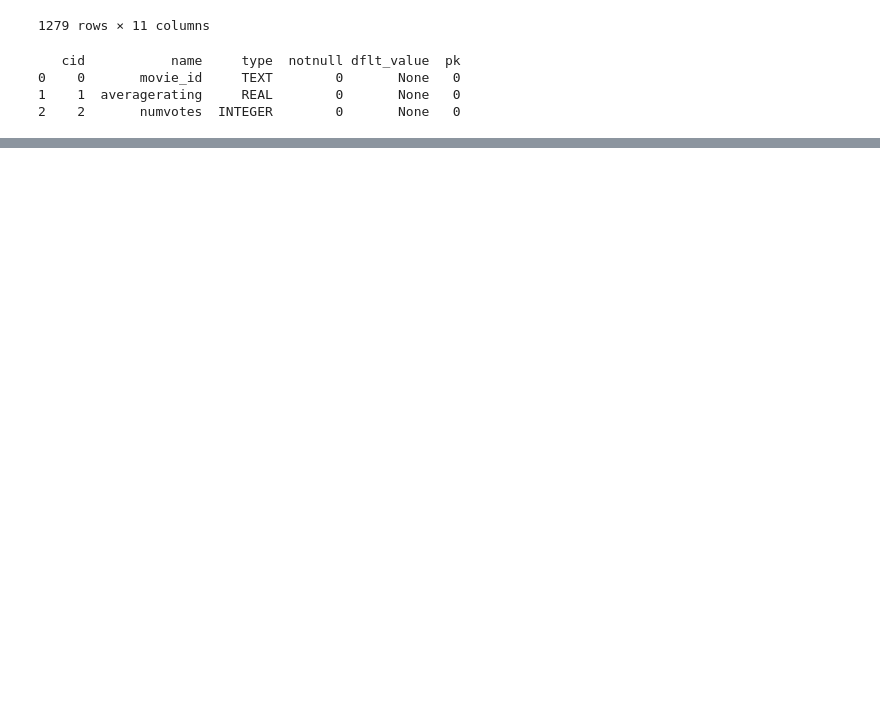
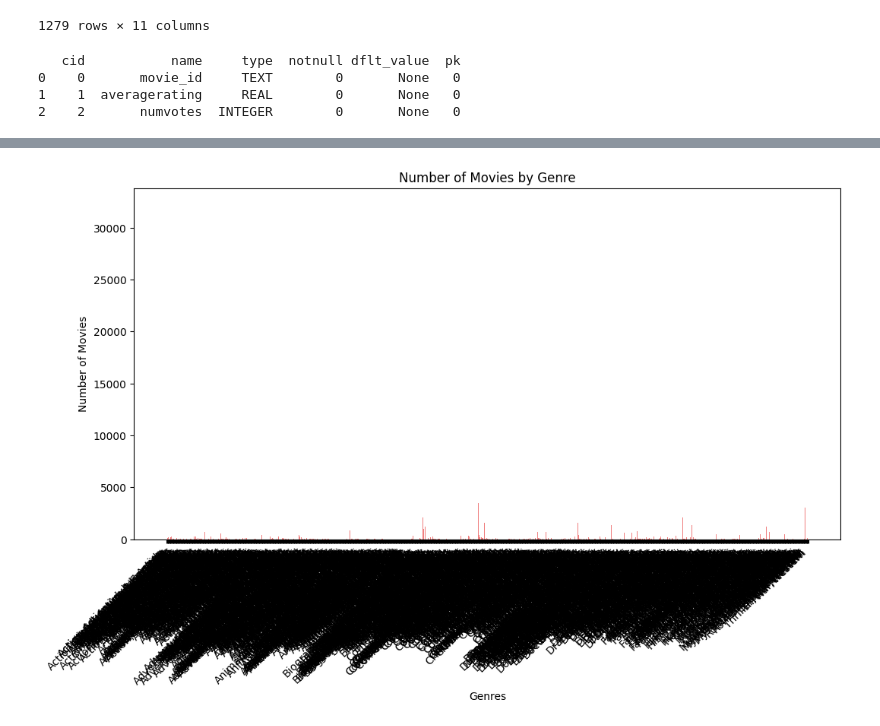
Before and after one commit to phelanthropus/Microsoft-Analysis, a Jupyter notebook: Microsoft Analysis.ipynb, the cells around one changed output, grey strips where cells are left out. Cells and saved outputs as stored; diff of their text form; code cells hidden in the pictures; blank space fills up the shorter version.

```diff
--- a/Microsoft Analysis.ipynb
+++ b/Microsoft Analysis.ipynb
@@ -115,0 +525,20 @@ print(columns_info)
+# %%
+# SQL query and bar chart for genre combinations
+combinations_query = """
+SELECT genres, COUNT(*) as movie_count
+FROM movie_basics
+WHERE genres IS NOT NULL
+GROUP BY genres;
+"""
+
+combinations_data = pd.read_sql(combinations_query, conn)
+
+plt.figure(figsize=(12, 6))
+plt.bar(combinations_data['genres'], combinations_data['movie_count'], color='lightcoral')
+plt.title('Number of Movies by Genre')
+plt.xlabel('Genres')
+plt.ylabel('Number of Movies')
+plt.xticks(rotation=45, ha='right')
+plt.show()
+# %% [output]
+[figure, added]
```
Also changed, not shown: parts of 17 cells of this notebook.
